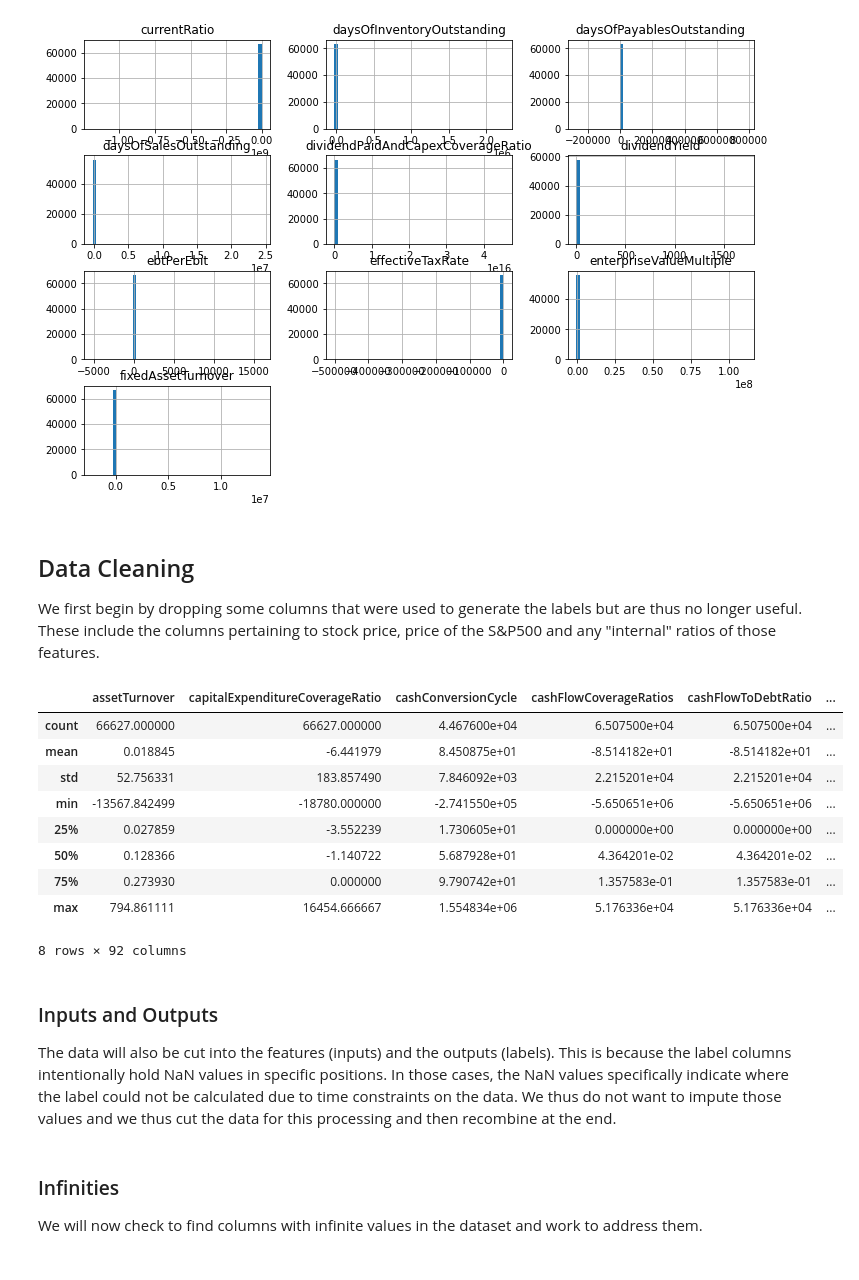
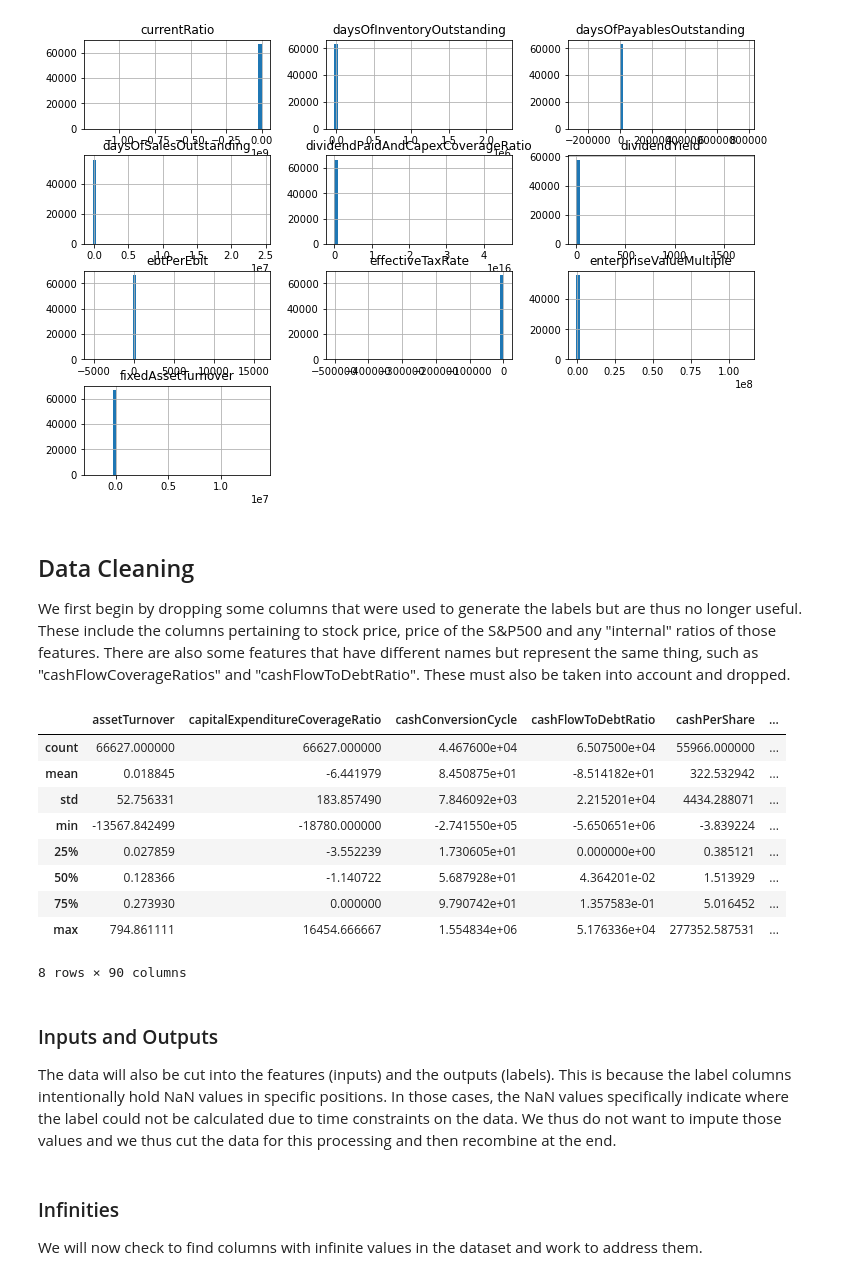
Before and after one commit to oldhiltonian/nyse-ml, a Jupyter notebook: nyse_ml/1_initial.ipynb, the cells around one changed output. Saved outputs shown, nothing was run; the diff lists cells and outputs as text; code cells hidden in the pictures.

```diff
--- a/nyse_ml/1_initial.ipynb
+++ b/nyse_ml/1_initial.ipynb
@@ -184,27 +184,28 @@ plt.show()
 [figure]
 # %% [markdown]
 ## Data Cleaning
-We first begin by dropping some columns that were used to generate the labels but are thus no longer useful. These include the columns pertaining to stock price, price of the S&P500 and any "internal" ratios of those features.
+We first begin by dropping some columns that were used to generate the labels but are thus no longer useful. These include the columns pertaining to stock price, price of the S&P500 and any "internal" ratios of those features. There are also some features that have different names but represent the same thing, such as "cashFlowCoverageRatios" and "cashFlowToDebtRatio". These must also be taken into account and dropped.
 # %%
-to_drop = ['stockPriceAverage', 'stockPriceHigh', 'stockPriceLow',
+redundant = ['stockPriceAverage', 'stockPriceHigh', 'stockPriceLow',
            'stockPriceRatio_1Q', 'stockPriceRatio_2Q', 'stockPriceRatio_3Q',
            'stockPriceRatio_4Q', 'S&P500PriceAverage', 'S&P500PriceHigh',
            'S&P500PriceLow', 'snpPriceRatio_1Q', 'snpPriceRatio_2Q',
            'snpPriceRatio_3Q', 'snpPriceRatio_4Q']
 
+duplicates = ['cashFlowCoverageRatios', 'priceEarningsRatio']
+
+to_drop = redundant + duplicates
+
 df = raw_df.drop(to_drop, axis=1)
 df.describe()
 # %% [output]
-|  | assetTurnover | capitalExpenditureCoverageRatio | cashConversionCycle | cashFlowCoverageRatios | cashFlowToDebtRatio | ... |
-| count | 66627.000000 | 66627.000000 | 4.467600e+04 | 6.507500e+04 | 6.507500e+04 | ... |
-| mean | 0.018845 | -6.441979 | 8.450875e+01 | -8.514182e+01 | -8.514182e+01 | ... |
-| std | 52.756331 | 183.857490 | 7.846092e+03 | 2.215201e+04 | 2.215201e+04 | ... |
-| min | -13567.842499 | -18780.000000 | -2.741550e+05 | -5.650651e+06 | -5.650651e+06 | ... |
-| 25% | 0.027859 | -3.552239 | 1.730605e+01 | 0.000000e+00 | 0.000000e+00 | ... |
-| 50% | 0.128366 | -1.140722 | 5.687928e+01 | 4.364201e-02 | 4.364201e-02 | ... |
-| 75% | 0.273930 | 0.000000 | 9.790742e+01 | 1.357583e-01 | 1.357583e-01 | ... |
-| max | 794.861111 | 16454.666667 | 1.554834e+06 | 5.176336e+04 | 5.176336e+04 | ... |
+|  | assetTurnover | capitalExpenditureCoverageRatio | cashConversionCycle | cashFlowToDebtRatio | cashPerShare | ... |
+| count | 66627.000000 | 66627.000000 | 4.467600e+04 | 6.507500e+04 | 55966.000000 | ... |
+| mean | 0.018845 | -6.441979 | 8.450875e+01 | -8.514182e+01 | 322.532942 | ... |
+| std | 52.756331 | 183.857490 | 7.846092e+03 | 2.215201e+04 | 4434.288071 | ... |
+| min | -13567.842499 | -18780.000000 | -2.741550e+05 | -5.650651e+06 | -3.839224 | ... |
+| 25% | 0.027859 | -3.552239 | 1.730605e+01 | 0.000000e+00 | 0.385121 | ... |
+| 50% | 0.128366 | -1.140722 | 5.687928e+01 | 4.364201e-02 | 1.513929 | ... |
+| 75% | 0.273930 | 0.000000 | 9.790742e+01 | 1.357583e-01 | 5.016452 | ... |
+| max | 794.861111 | 16454.666667 | 1.554834e+06 | 5.176336e+04 | 277352.587531 | ... |
-8 rows × 92 columns
+8 rows × 90 columns
-# %% [markdown]
-### Inputs and Outputs
-The data will also be cut into the features (inputs) and the outputs (labels). This is because the label columns intentionally hold NaN values in specific positions. In those cases, the NaN values specifically indicate where the label could not be calculated due to time constraints on the data. We thus do not want to impute those values and we thus cut the data for this processing and then recombine at the end.
@@ -217,0 +212,3 @@ inputs_df = df.drop(label_names, axis=1).copy()
+# %% [markdown]
+### Inputs and Outputs
+The data will also be cut into the features (inputs) and the outputs (labels). This is because the label columns intentionally hold NaN values in specific positions. In those cases, the NaN values specifically indicate where the label could not be calculated due to time constraints on the data. We thus do not want to impute those values and we thus cut the data for this processing and then recombine at the end.
```
Also changed, not shown: parts of 14 cells of this notebook, 2 other files.
